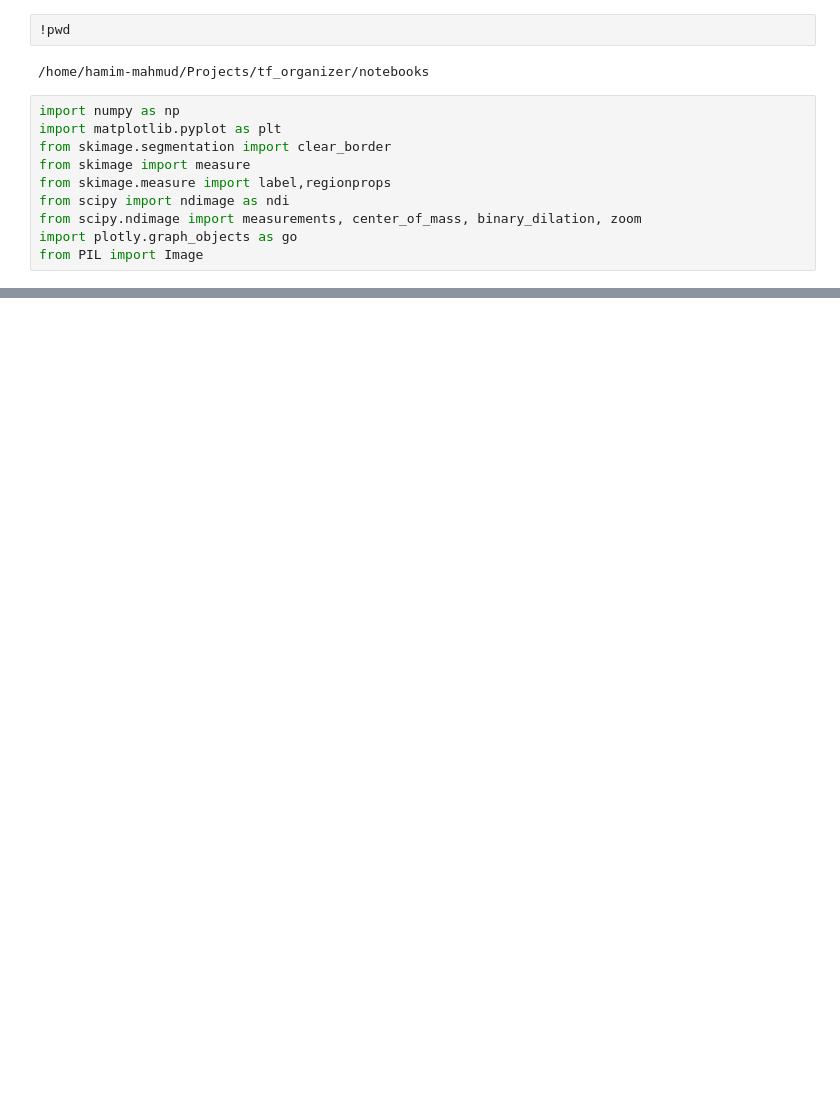
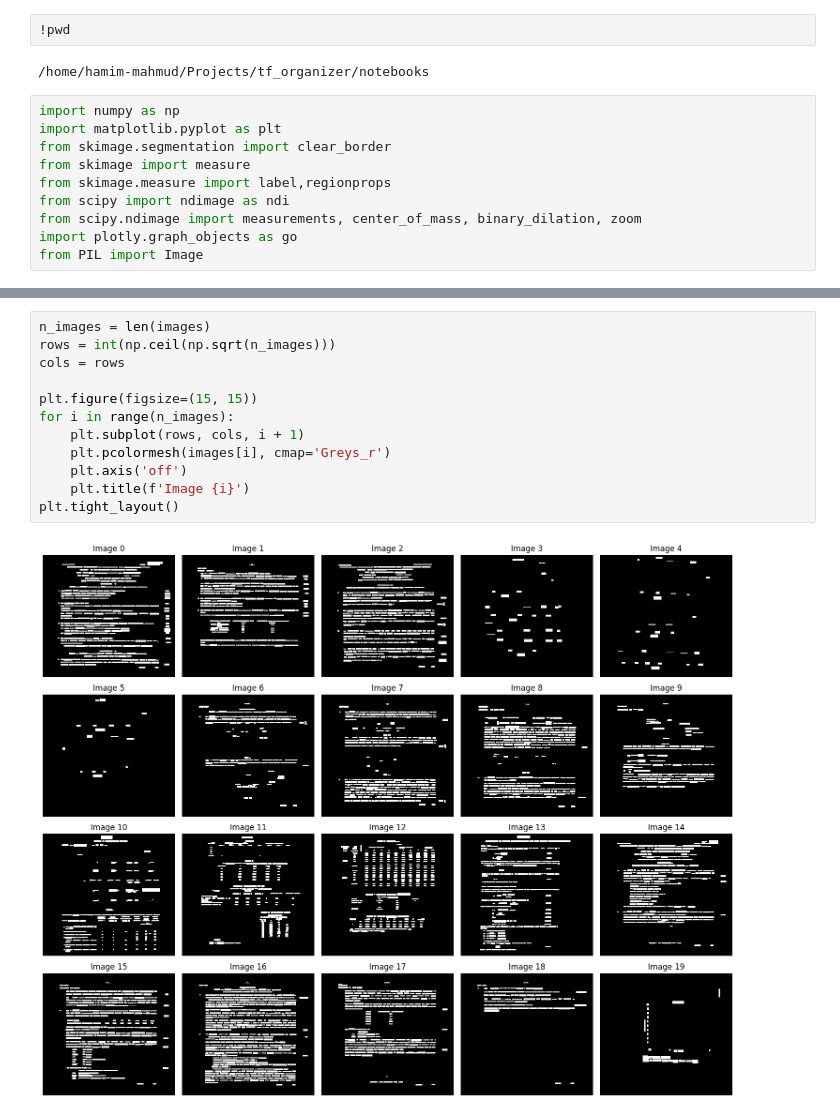
Before and after one commit to hamimmahmud0/tf_organizer, a Jupyter notebook: notebooks/Segmentation.ipynb, the cells around one changed output, grey strips where cells are left out. Saved outputs shown, nothing was run; the diff lists cells and outputs as text; blank space fills up the shorter version.

```diff
--- a/notebooks/Segmentation.ipynb
+++ b/notebooks/Segmentation.ipynb
@@ -23,3 +25,17 @@ images.shape
+# %%
+n_images = len(images)
+rows = int(np.ceil(np.sqrt(n_images)))
+cols = rows
+
+plt.figure(figsize=(15, 15))
+for i in range(n_images):
+    plt.subplot(rows, cols, i + 1)
+    plt.pcolormesh(images[i], cmap='Greys_r')
+    plt.axis('off')
+    plt.title(f'Image {i}')
+plt.tight_layout()
+# %% [output]
+[figure, added]
 # %%
 plt.figure(figsize=(8,8))
 plt.pcolormesh(images[0], cmap='Greys_r')
```
Also changed, not shown: parts of 12 cells of this notebook, 3 other files.
